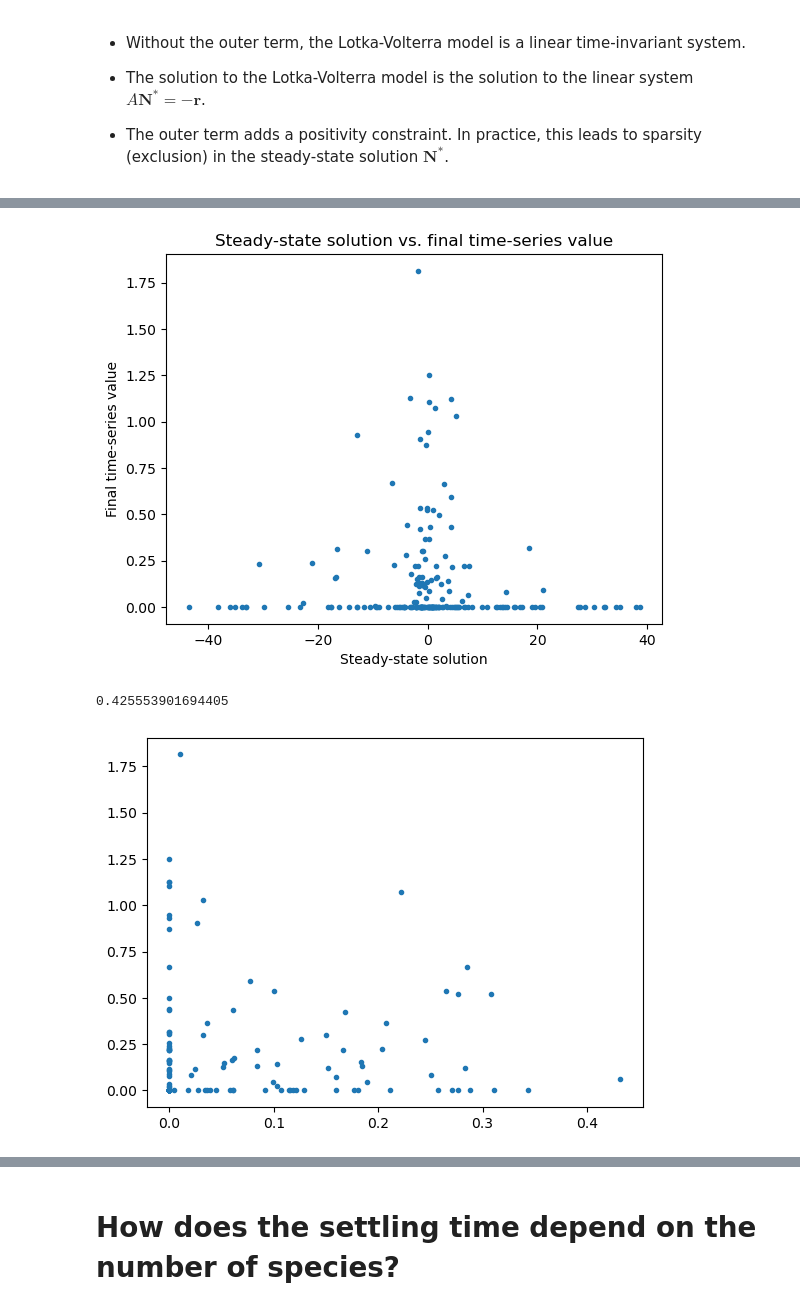
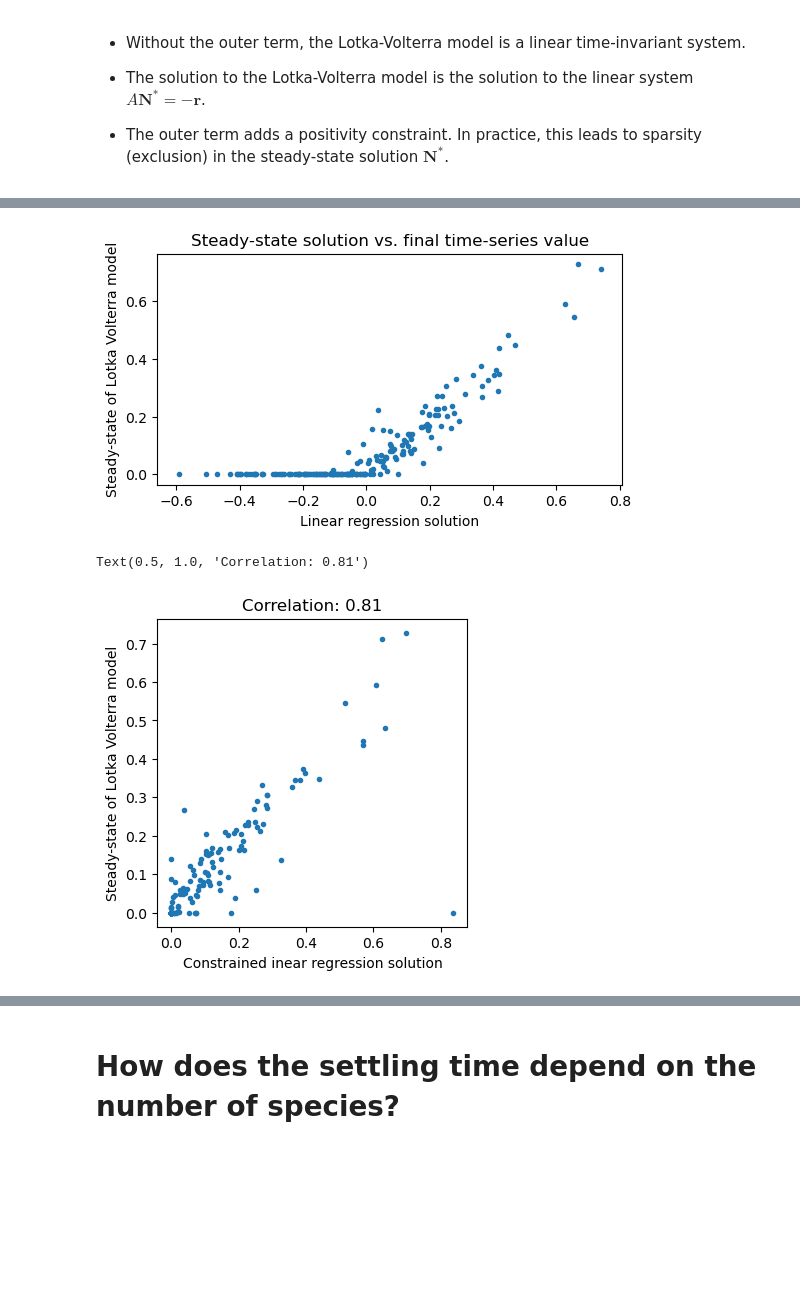
Before and after one commit to williamgilpin/illotka, a Jupyter notebook: demos.ipynb, the cells around one changed output, grey strips where cells are left out. Drawn from its saved outputs; the diff is of its cells as text; code cells hidden in the pictures; blank space fills up the shorter version.

```diff
--- a/demos.ipynb
+++ b/demos.ipynb
@@ -390,7 +455,8 @@ Text(0, 0.5, 'Settling Time')
 
 + The outer term adds a positivity constraint. In practice, this leads to sparsity (exclusion) in the steady-state solution $\mathbf{N}^*$.
 # %%
-eq = RandomLotkaVolterra(n_val, random_state=0, eps=1e-1,  sigma=2.0, d=4.5, kfrac=0.2, connectivity=0.05)
-t, y = eq.integrate(tmax, ic)
+eq = RandomLotkaVolterra(n_val, random_state=3, eps=1e0, sigma=0.5, d=4.5, kfrac=0.0, connectivity=0.05)
+ic = np.random.uniform(size=n_val)
+t, y = eq.integrate(tmax, ic, tol=1e-10)
 plt.plot(y);
 # %% [output]
@@ -404,22 +464,23 @@ plt.plot(y);
 # %%
+## Perform unconstrained linear regression
+plt.figure(figsize=(6, 3))
 plt.plot(np.linalg.solve(eq.A, -eq.r), y[-1], '.')
-plt.xlabel("Steady-state solution")
-plt.ylabel("Final time-series value")
+plt.xlabel("Linear regression solution")
+plt.ylabel("Steady-state of Lotka Volterra model")
 plt.title("Steady-state solution vs. final time-series value")
 plt.show()
 
-## solve with positivity constraint using linear programming
-
-from scipy.optimize import nnls
-sol_nnls = nnls(eq.A, -eq.r)[0]
-
-# from scipy.optimize import lsq_linear
-sol_nnls = lsq_linear(eq.A, -eq.r, bounds=(0, np.inf), method='trf', tol=1e-10).x
+## Perform constrained linear regression
+from scipy.optimize import nnls, lsq_linear
+sol_nnls = lsq_linear(eq.A, -eq.r, bounds=(0, np.inf), tol=1e-10).x
+plt.figure(figsize=(4, 4))
 plt.plot(sol_nnls, y[-1], '.')
-
+plt.xlabel("Constrained inear regression solution")
+plt.ylabel("Steady-state of Lotka Volterra model")
 from scipy.stats import spearmanr
-print(spearmanr(sol_nnls, y[-1]).correlation)
+corr = spearmanr(sol_nnls, y[-1])
+plt.title(f"Correlation: {corr.correlation:.2f}")
 # %% [output]
-[figure, old version]
+[figure, new version]
-0.425553901694405
+Text(0.5, 1.0, 'Correlation: 0.81')
-[figure, old version]
+[figure, new version]
```
Also changed, not shown: parts of 38 cells of this notebook, 2 other files.
